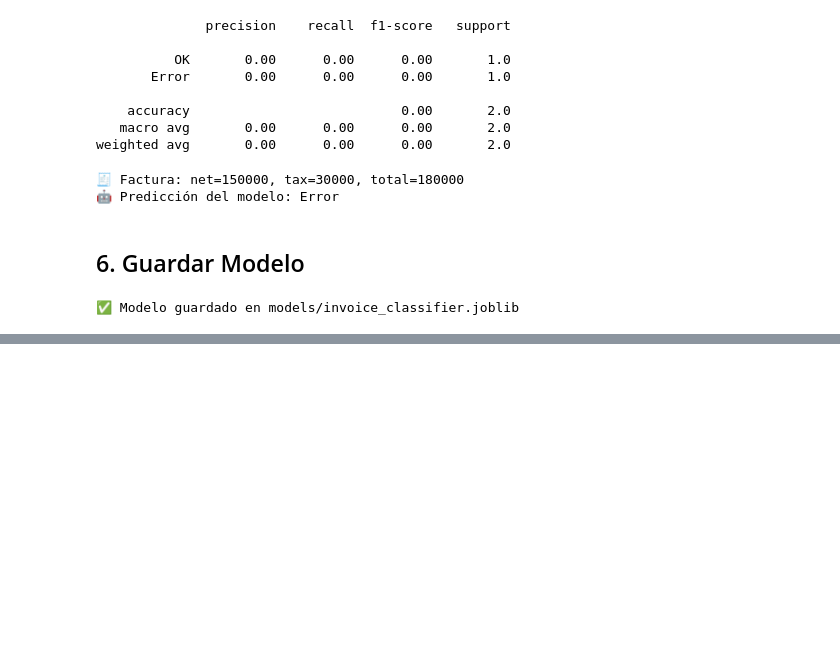
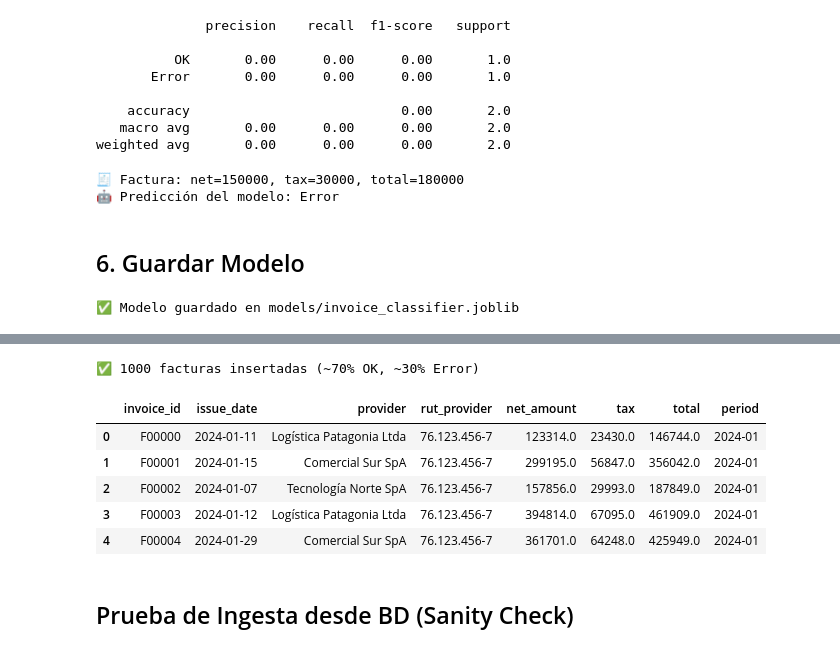
Before and after one commit to nyu-bit/data-invoice-analysis, a Jupyter notebook: notebooks/analysis.ipynb, the cells around one changed output, grey strips where cells are left out. Cells and saved outputs as stored; diff of their text form; code cells hidden in the pictures; blank space fills up the shorter version.

```diff
--- a/notebooks/analysis.ipynb
+++ b/notebooks/analysis.ipynb
@@ -189,0 +217,73 @@ print("✅ Modelo guardado en models/invoice_classifier.joblib")
+# %%
+import sqlite3
+import random
+from datetime import datetime, timedelta
+
+conn = sqlite3.connect("../data/invoices.db")
+cursor = conn.cursor()
+
+# Limpiar tabla antes de insertar nuevos datos
+cursor.execute("DELETE FROM invoices")
+
+providers = [
+    "Servicios Andes Ltda",
+    "Comercial Sur SpA",
+    "Logística Patagonia Ltda",
+    "Tecnología Norte SpA"
+]
+
+def random_date():
+    start = datetime(2024, 1, 1)
+    end = datetime(2024, 1, 31)
+    return start + timedelta(days=random.randint(0, (end - start).days))
+
+for i in range(1000):  # 👈 volumen
+    net = random.randint(50000, 500000)
+    correct_tax = net * 0.19
+
+    # ~70% OK, ~30% Error (más realista y entrenable)
+    if random.random() < 0.7:
+        tax = correct_tax  # ✓ IVA correcto (sin redondear para que valide exacto)
+    else:
+        tax = correct_tax * random.uniform(0.7, 1.3)  # ✗ IVA incorrecto
+
+    total = net + tax
+
+    cursor.execute("""
+    INSERT INTO invoices VALUES (?, ?, ?, ?, ?, ?, ?, ?)
+    """, (
+        f"F{i:05}",
+        random_date().strftime("%Y-%m-%d"),
+        random.choice(providers),
+        "76.123.456-7",
+        net,
+        tax,  # Sin redondear para mantener precisión
+        total,
+        "2024-01"
+    ))
+
+conn.commit()
+conn.close()
+
+print("✅ 1000 facturas insertadas (~70% OK, ~30% Error)")
+# %% [output]
+✅ 1000 facturas insertadas (~70% OK, ~30% Error)
+# %%
+import sqlite3
+import pandas as pd
+
+conn = sqlite3.connect("../data/invoices.db")
+
+df = pd.read_sql("SELECT * FROM invoices", conn)
+conn.close()
+
+df.head()
+# %% [output]
+|  | invoice_id | issue_date | provider | rut_provider | net_amount | tax | total | period |
+| 0 | F00000 | 2024-01-11 | Logística Patagonia Ltda | 76.123.456-7 | 123314.0 | 23430.0 | 146744.0 | 2024-01 |
+| 1 | F00001 | 2024-01-15 | Comercial Sur SpA | 76.123.456-7 | 299195.0 | 56847.0 | 356042.0 | 2024-01 |
+| 2 | F00002 | 2024-01-07 | Tecnología Norte SpA | 76.123.456-7 | 157856.0 | 29993.0 | 187849.0 | 2024-01 |
+| 3 | F00003 | 2024-01-12 | Logística Patagonia Ltda | 76.123.456-7 | 394814.0 | 67095.0 | 461909.0 | 2024-01 |
+| 4 | F00004 | 2024-01-29 | Comercial Sur SpA | 76.123.456-7 | 361701.0 | 64248.0 | 425949.0 | 2024-01 |
+# %% [markdown]
+## Prueba de Ingesta desde BD (Sanity Check)
```
Also changed, not shown: parts of 7 cells of this notebook, 4 other files.
